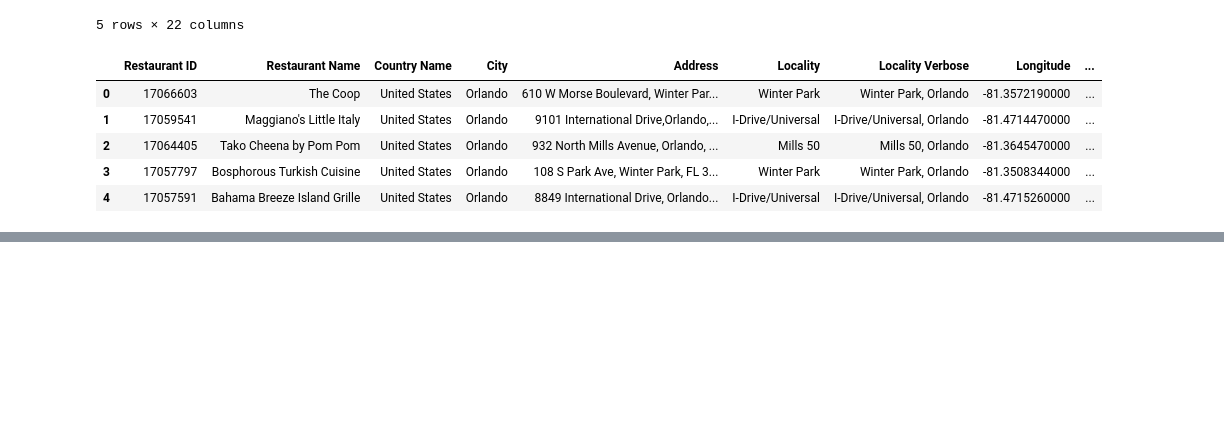
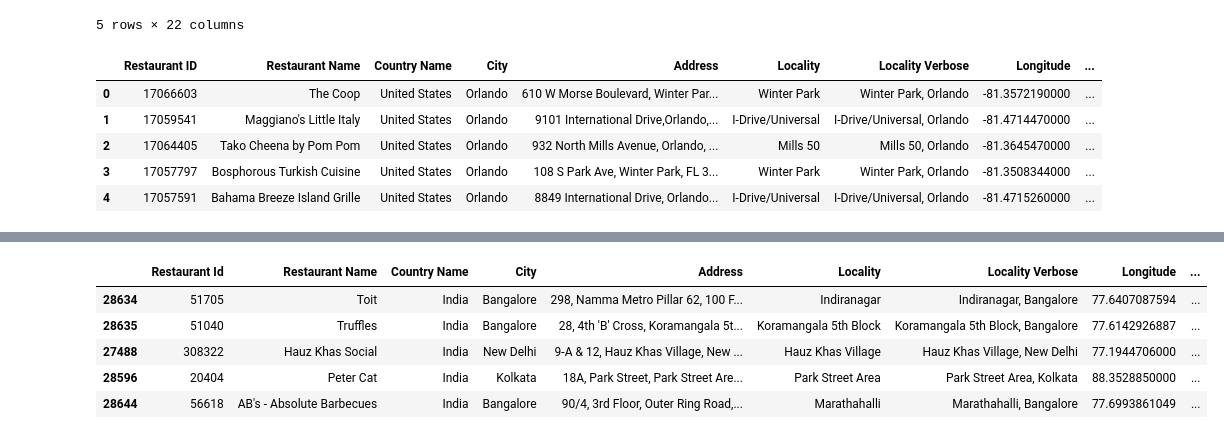
Before and after one commit to kevinggrimm/Zomato-Restaurants-Data-ETL, a Jupyter notebook: Zomato - Processing JSON Files.ipynb, the cells around one changed output, grey strips where cells are left out. Cells and saved outputs as stored; diff of their text form; code cells hidden in the pictures; blank space fills up the shorter version.

```diff
--- a/Zomato - Processing JSON Files.ipynb
+++ b/Zomato - Processing JSON Files.ipynb
@@ -1235 +1543,19 @@ final.head()
+# %%
+# Reordering columns so currency code is in a more appropriate second of the dataset
+final = final[['Restaurant ID', 'Restaurant Name', 'Country Name', 'City', 'Address',
+       'Locality', 'Locality Verbose', 'Longitude', 'Latitude', 'Cuisines', 'Currency Code',
+       'Price Range', 'Average Cost For Two', 'Has Online Delivery',
+       'Has Table Booking', 'Is Delivering Now', 'Aggregate Rating',
+       'Rating Color', 'Rating Text', 'Votes']]
+# %%
+# Readjusting country names
+final.loc[:, 'Country Name'] = final.loc[:, 'Country Name'].apply(lambda x: x.title())
+final.head()
+# %% [output]
+|  | Restaurant Id | Restaurant Name | Country Name | City | Address | Locality | Locality Verbose | Longitude | ... |
+| 28634 | 51705 | Toit | India | Bangalore | 298, Namma Metro Pillar 62, 100 F... | Indiranagar | Indiranagar, Bangalore | 77.6407087594 | ... |
+| 28635 | 51040 | Truffles | India | Bangalore | 28, 4th 'B' Cross, Koramangala 5t... | Koramangala 5th Block | Koramangala 5th Block, Bangalore | 77.6142926887 | ... |
+| 27488 | 308322 | Hauz Khas Social | India | New Delhi | 9-A & 12, Hauz Khas Village, New ... | Hauz Khas Village | Hauz Khas Village, New Delhi | 77.1944706000 | ... |
+| 28596 | 20404 | Peter Cat | India | Kolkata | 18A, Park Street, Park Street Are... | Park Street Area | Park Street Area, Kolkata | 88.3528850000 | ... |
+| 28644 | 56618 | AB's - Absolute Barbecues | India | Bangalore | 90/4, 3rd Floor, Outer Ring Road,... | Marathahalli | Marathahalli, Bangalore | 77.6993861049 | ... |
 # %%
```
Also changed, not shown: parts of 22 cells of this notebook.
